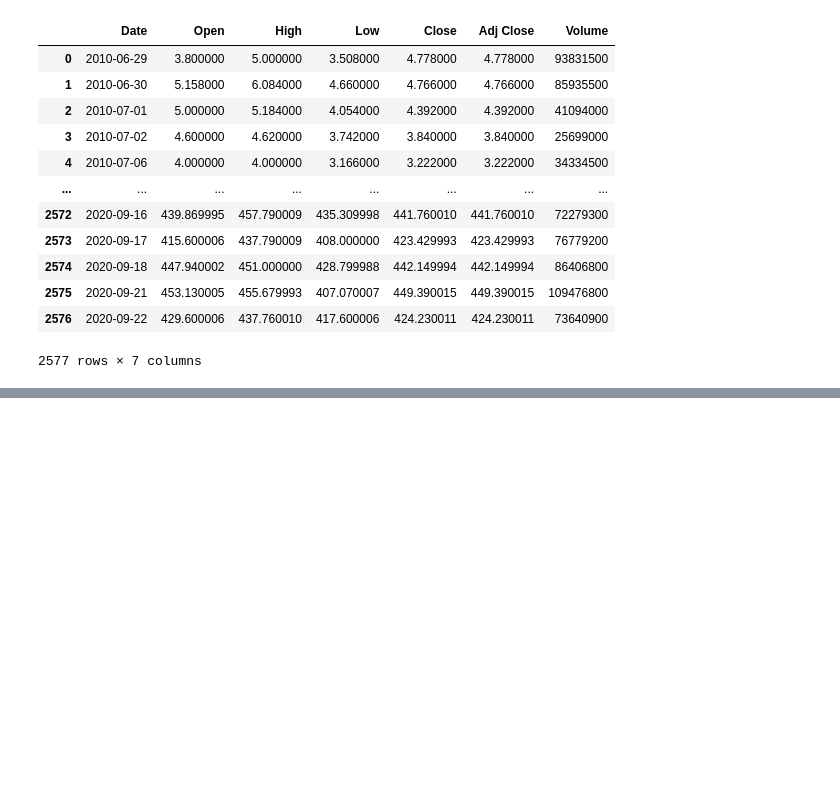
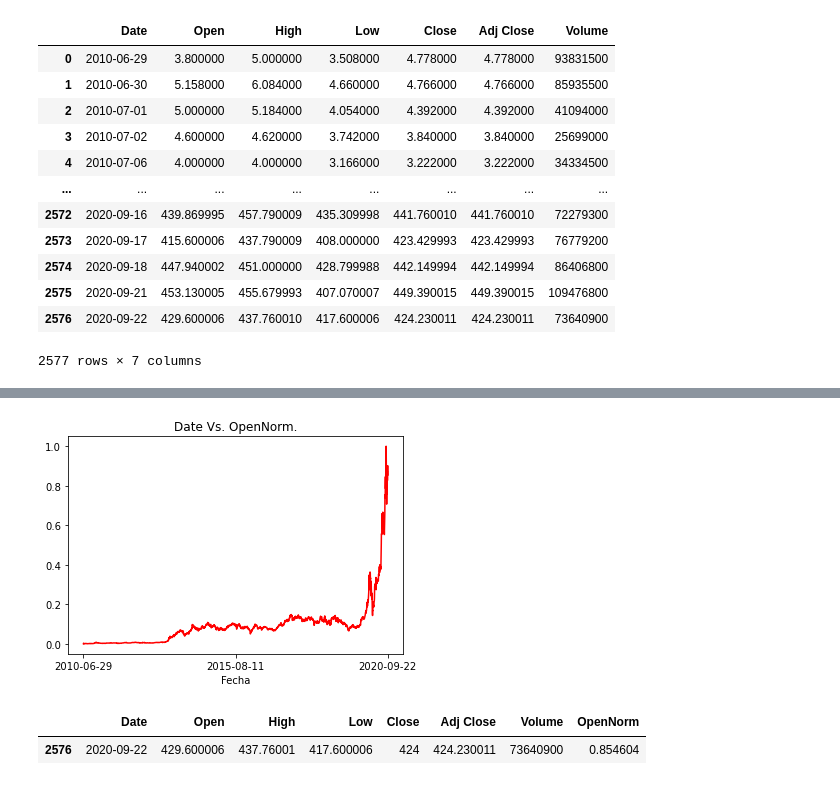
Before and after one commit to samborja/HOMEWORK_2, a Jupyter notebook: HOMEWORK_2.ipynb, the cells around one changed output, grey strips where cells are left out. Drawn from its saved outputs; the diff is of its cells as text; code cells hidden in the pictures; blank space fills up the shorter version.

```diff
--- a/HOMEWORK_2.ipynb
+++ b/HOMEWORK_2.ipynb
@@ -21,0 +337,26 @@ tesla
+# %%
+Omax = tesla['Open'].max()
+Omin = tesla['Open'].min()
+
+tesla['OpenNorm'] = tesla['Open'].apply(lambda x: (x - Omin)/(Omax - Omin))
+
+x = tesla['Date']
+y = tesla['OpenNorm']
+
+
+plt.xlabel('Fecha')
+
+plt.title('Date Vs. OpenNorm.')
+
+plt.xticks([0, 1288, 2576])
+
+plt.plot(x, y, color = 'r', label = 'Open')
+
+plt.show()
+# %% [output]
+[figure, added]
+# %%
+tesla.tail(1)
+# %% [output]
+|  | Date | Open | High | Low | Close | Adj Close | Volume | OpenNorm |
+| 2576 | 2020-09-22 | 429.600006 | 437.76001 | 417.600006 | 424 | 424.230011 | 73640900 | 0.854604 |
```
Also changed, not shown: parts of 21 cells of this notebook.
